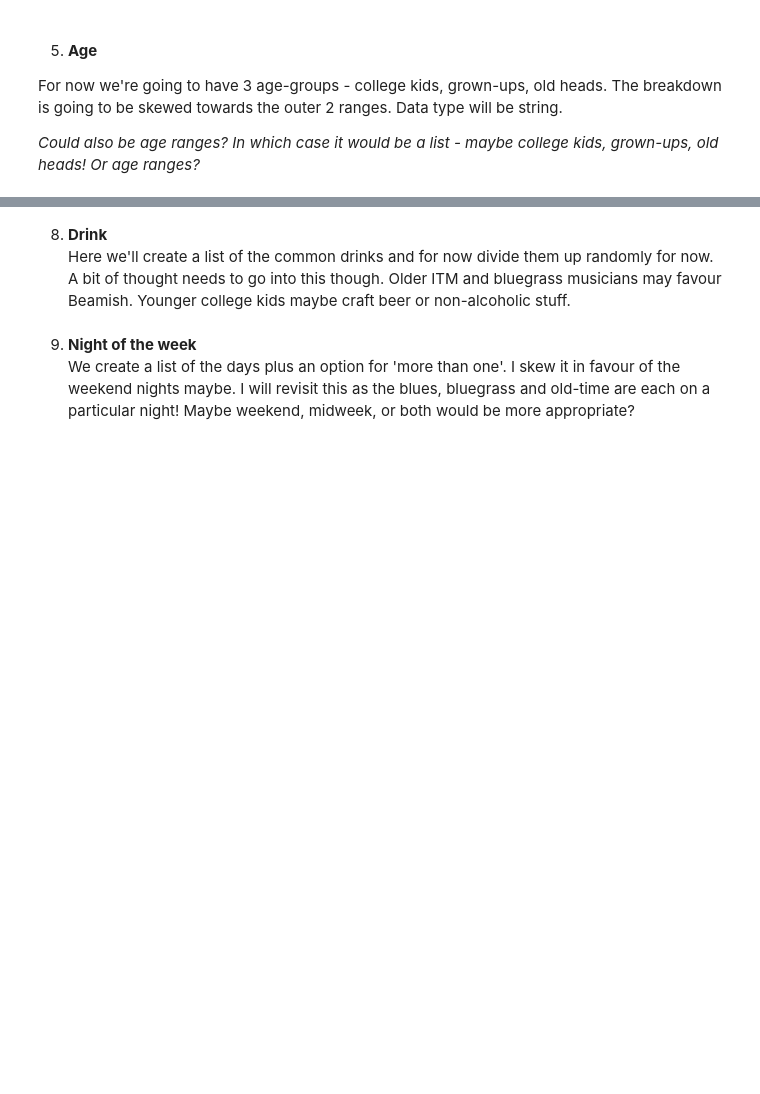
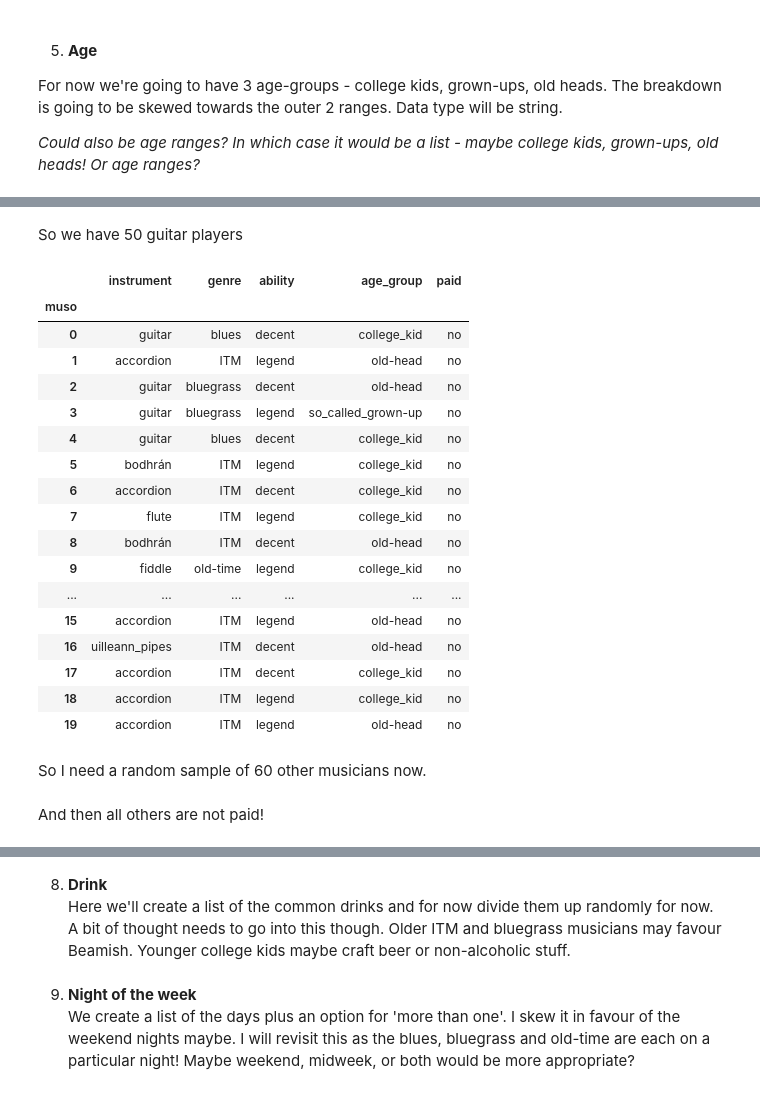
Before and after one commit to Caoimhinv/programming_for_DA_project, a Jupyter notebook: the_session.ipynb, the cells around one changed output, grey strips where cells are left out. Saved outputs shown, nothing was run; the diff lists cells and outputs as text; code cells hidden in the pictures; blank space fills up the shorter version.

Commit message:
work on 'paid' variable

```diff
--- a/the_session.ipynb
+++ b/the_session.ipynb
@@ -503,0 +495,2 @@ Only the 'wizz' musos would typically be paid. Need to work that out? In the mea
+# %% [markdown]
+So we have 50 guitar players
@@ -503,0 +517,32 @@ Only the 'wizz' musos would typically be paid. Need to work that out? In the mea
+# %%
+# create random sample of 30 guitar players
+df[df['instrument']=='guitar'].sample(n = 30)['paid'] = 'yes'
+
+# create random sample of 60 non-guitar players
+df[df['instrument']!='guitar'].sample(n = 60)['paid'] = 'yes'
+
+if 'paid' not in df:
+    df['paid'] = 'no'
+else:
+    df['paid'].fillna('no', inplace=True)
+# %%
+df.head(20)
+# %% [output]
+|  | instrument | genre | ability | age_group | paid |
+| muso |  |  |  |  |  |
+| 0 | guitar | blues | decent | college_kid | no |
+| 1 | accordion | ITM | legend | old-head | no |
+| 2 | guitar | bluegrass | decent | old-head | no |
+| 3 | guitar | bluegrass | legend | so_called_grown-up | no |
+| 4 | guitar | blues | decent | college_kid | no |
+| 5 | bodhrán | ITM | legend | college_kid | no |
+| 6 | accordion | ITM | decent | college_kid | no |
+| 7 | flute | ITM | legend | college_kid | no |
+| 8 | bodhrán | ITM | decent | old-head | no |
+| 9 | fiddle | old-time | legend | college_kid | no |
+| ... | ... | ... | ... | ... | ... |
+| 15 | accordion | ITM | legend | old-head | no |
+| 16 | uilleann_pipes | ITM | decent | old-head | no |
+| 17 | accordion | ITM | decent | college_kid | no |
+| 18 | accordion | ITM | legend | college_kid | no |
+| 19 | accordion | ITM | legend | old-head | no |
@@ -503,0 +552,2 @@ Only the 'wizz' musos would typically be paid. Need to work that out? In the mea
+# %% [markdown]
+So I need a random sample of 60 other musicians now.
@@ -503,0 +559,2 @@ Only the 'wizz' musos would typically be paid. Need to work that out? In the mea
+# %% [markdown]
+And then all others are not paid!
```
Also changed, not shown: parts of 22 cells of this notebook, 1 other file.
